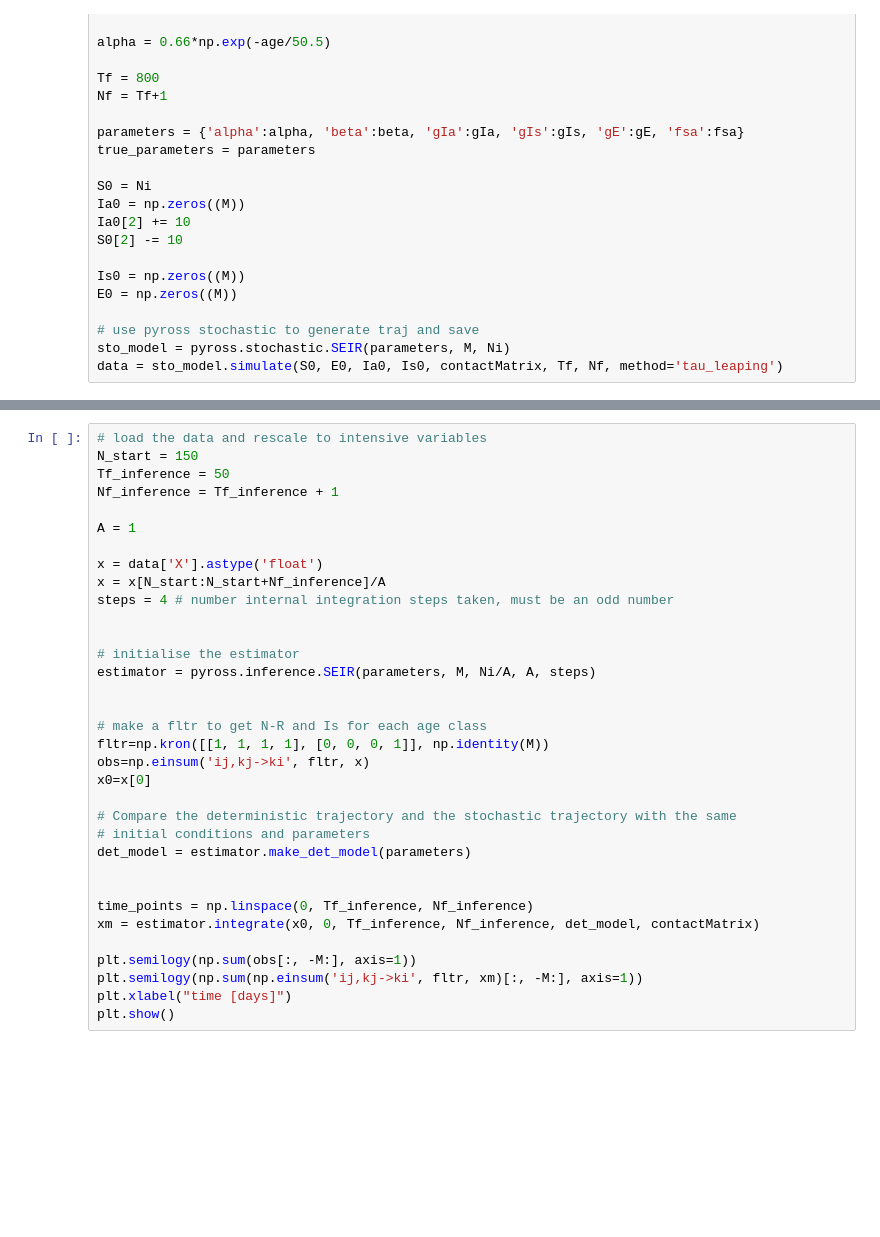
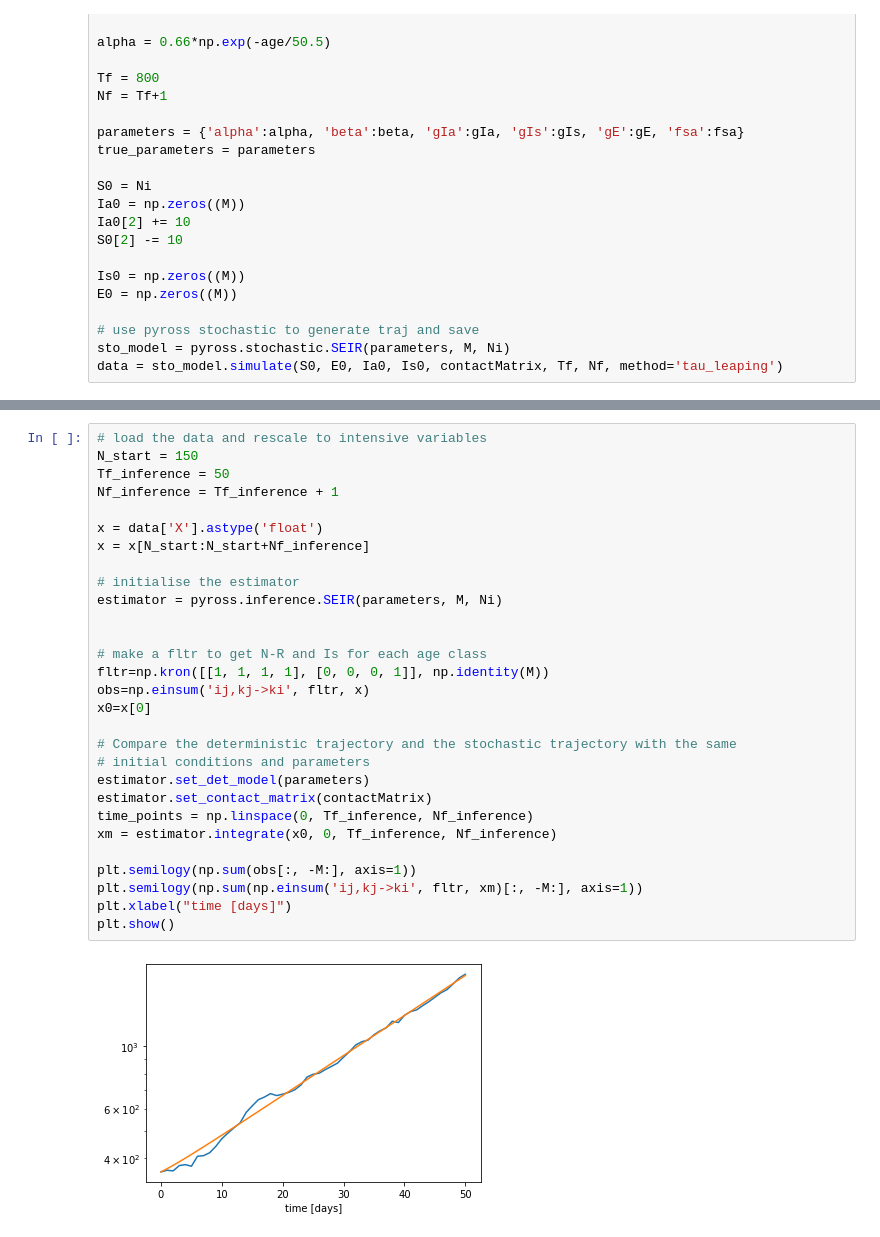
Before and after one commit to rajeshrinet/pyross, a Jupyter notebook: examples/inference/ex-fastest-growing-mode-inference.ipynb, the cells around one changed output, grey strips where cells are left out. Saved outputs shown, nothing was run; the diff lists cells and outputs as text; blank space fills up the shorter version.

```diff
--- a/examples/inference/ex-fastest-growing-mode-inference.ipynb
+++ b/examples/inference/ex-fastest-growing-mode-inference.ipynb
@@ -66,37 +69,34 @@ plt.show()
 # %%
 # load the data and rescale to intensive variables
 N_start = 150
 Tf_inference = 50
 Nf_inference = Tf_inference + 1
 
-A = 1
-
 x = data['X'].astype('float')
-x = x[N_start:N_start+Nf_inference]/A
-steps = 4 # number internal integration steps taken, must be an odd number
-
+x = x[N_start:N_start+Nf_inference]
 
 # initialise the estimator
-estimator = pyross.inference.SEIR(parameters, M, Ni/A, A, steps)
+estimator = pyross.inference.SEIR(parameters, M, Ni)
 
 
 # make a fltr to get N-R and Is for each age class
 fltr=np.kron([[1, 1, 1, 1], [0, 0, 0, 1]], np.identity(M))
 obs=np.einsum('ij,kj->ki', fltr, x)
 x0=x[0]
 
 # Compare the deterministic trajectory and the stochastic trajectory with the same
 # initial conditions and parameters
-det_model = estimator.make_det_model(parameters)
-
-
+estimator.set_det_model(parameters)
+estimator.set_contact_matrix(contactMatrix)
 time_points = np.linspace(0, Tf_inference, Nf_inference)
-xm = estimator.integrate(x0, 0, Tf_inference, Nf_inference, det_model, contactMatrix)
+xm = estimator.integrate(x0, 0, Tf_inference, Nf_inference)
 
 plt.semilogy(np.sum(obs[:, -M:], axis=1))
 plt.semilogy(np.sum(np.einsum('ij,kj->ki', fltr, xm)[:, -M:], axis=1))
 plt.xlabel("time [days]")
 plt.show()
+# %% [output]
+[figure, added]
 # %%
 # test the approximation of the initial conditions by v
 zero_state = np.zeros((4*M))
```
Also changed, not shown: parts of 7 cells of this notebook.
